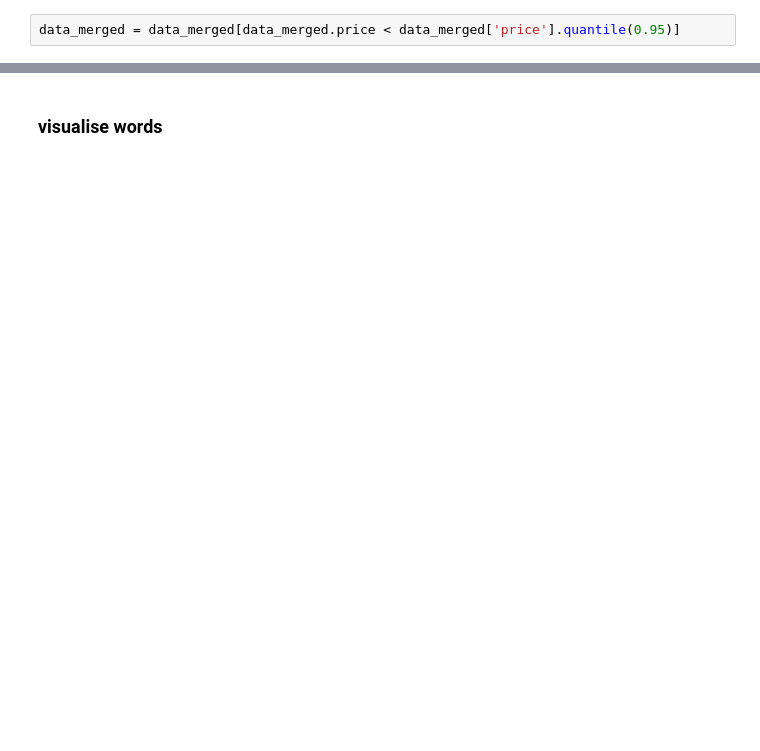
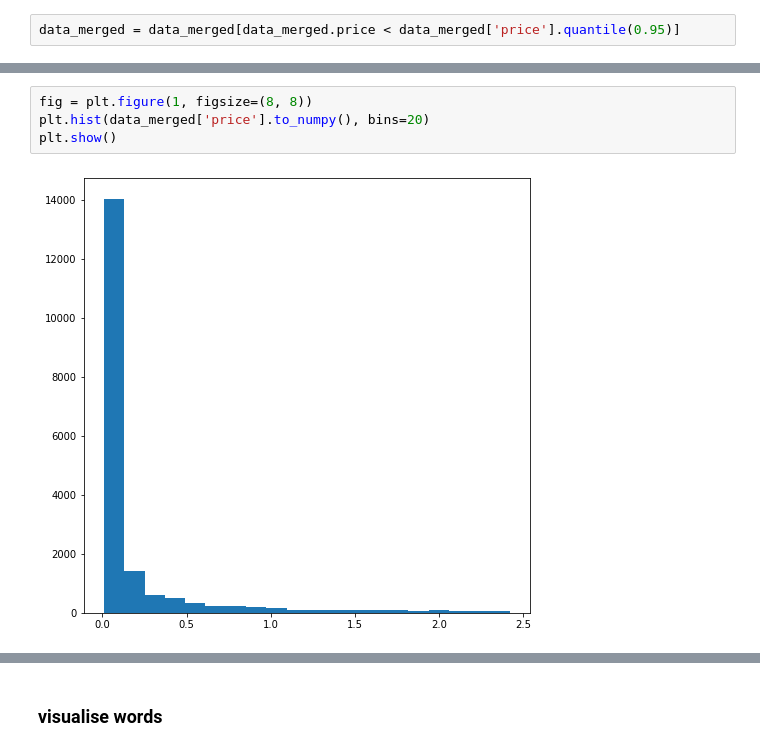
Before and after one commit to kiiiwii/mtg, a Jupyter notebook: MTG analysis.ipynb, the cells around one changed output, grey strips where cells are left out. Drawn from its saved outputs; the diff is of its cells as text; blank space fills up the shorter version.

```diff
--- a/MTG analysis.ipynb
+++ b/MTG analysis.ipynb
@@ -133 +139,7 @@ max          6.550000
 Name: price, dtype: float64
+# %%
+fig = plt.figure(1, figsize=(8, 8))
+plt.hist(data_merged['price'].to_numpy(), bins=20)
+plt.show()
+# %% [output]
+[figure, added]
```
Also changed, not shown: parts of 8 cells of this notebook.
